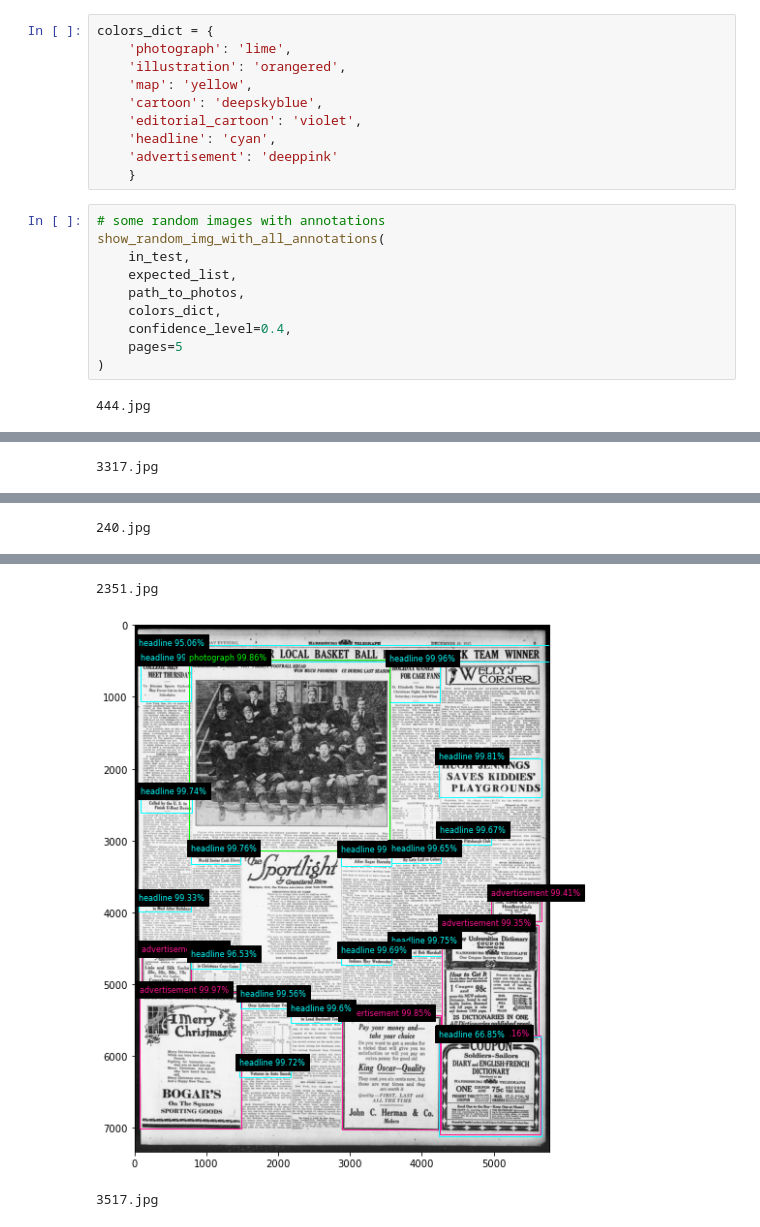
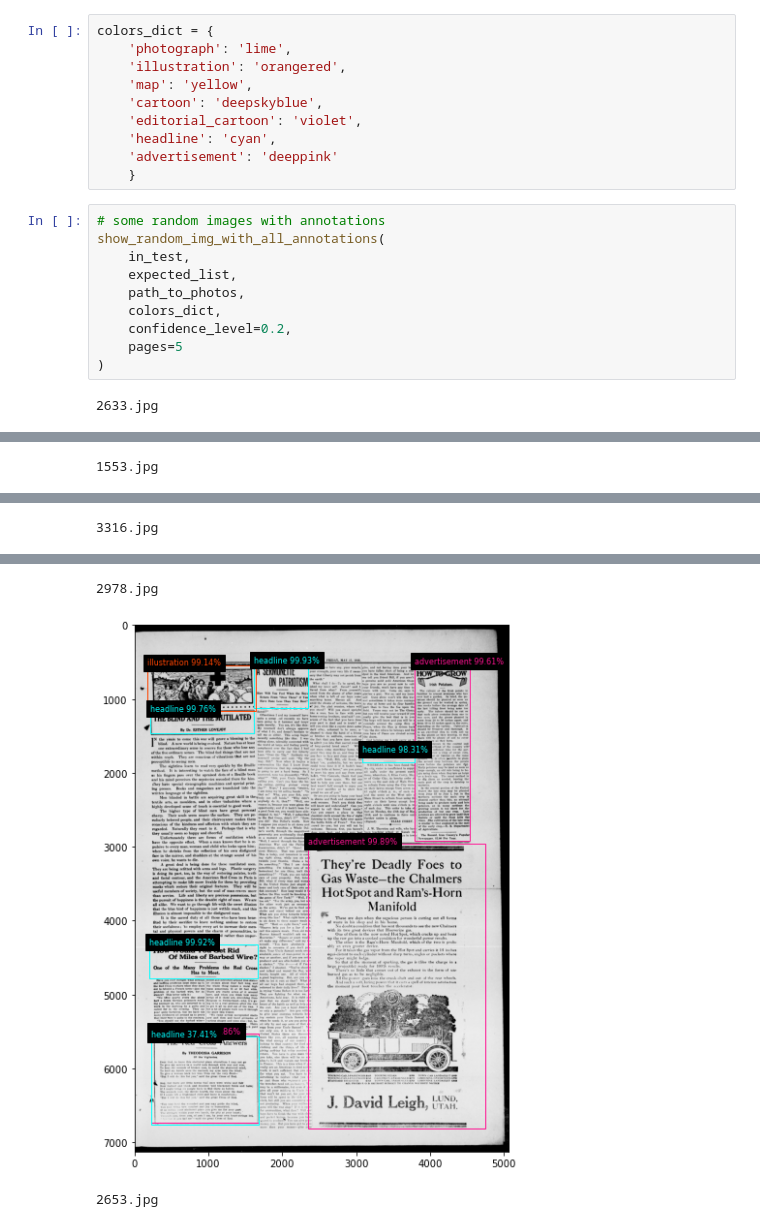
Before and after one commit to yngalxx/Master_degree, a Jupyter notebook: notebooks/data_visualization.ipynb, the cells around one changed output, grey strips where cells are left out. Cells and saved outputs as stored; diff of their text form.

```diff
--- a/notebooks/data_visualization.ipynb
+++ b/notebooks/data_visualization.ipynb
@@ -34,8 +92,8 @@ show_random_img_with_all_annotations(
     expected_list,
     path_to_photos,
     colors_dict,
-    confidence_level=0.4,
+    confidence_level=0.2,
     pages=5
 )
 # %% [output]
-444.jpg
+2633.jpg
@@ -43 +101 @@ show_random_img_with_all_annotations(
-3317.jpg
+1553.jpg
@@ -45 +103 @@ show_random_img_with_all_annotations(
-240.jpg
+3316.jpg
@@ -47,3 +105,3 @@ show_random_img_with_all_annotations(
-2351.jpg
+2978.jpg
-[figure, old version]
+[figure, new version]
-3517.jpg
+2653.jpg
```
Also changed, not shown: parts of 3 cells of this notebook, 3 other files.
